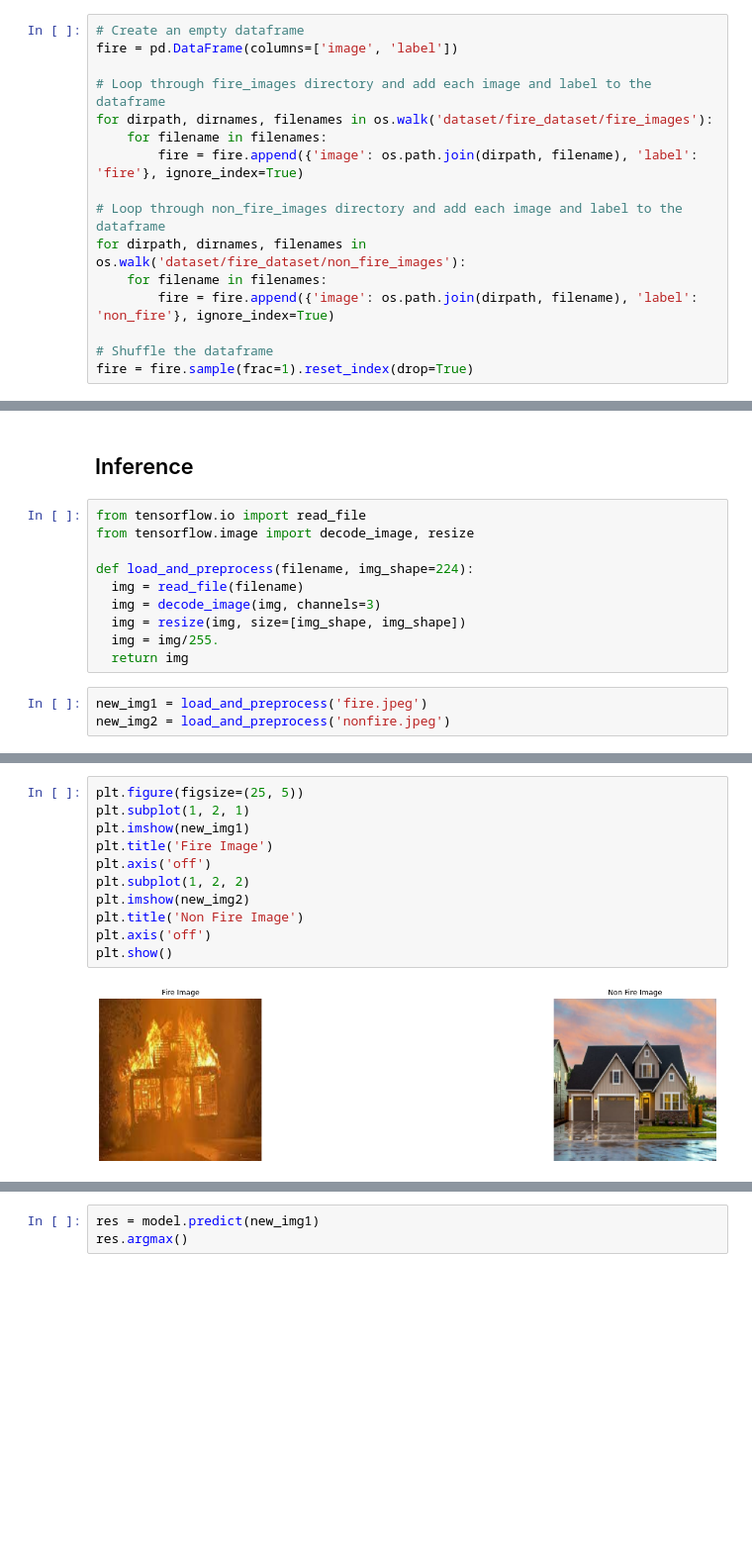
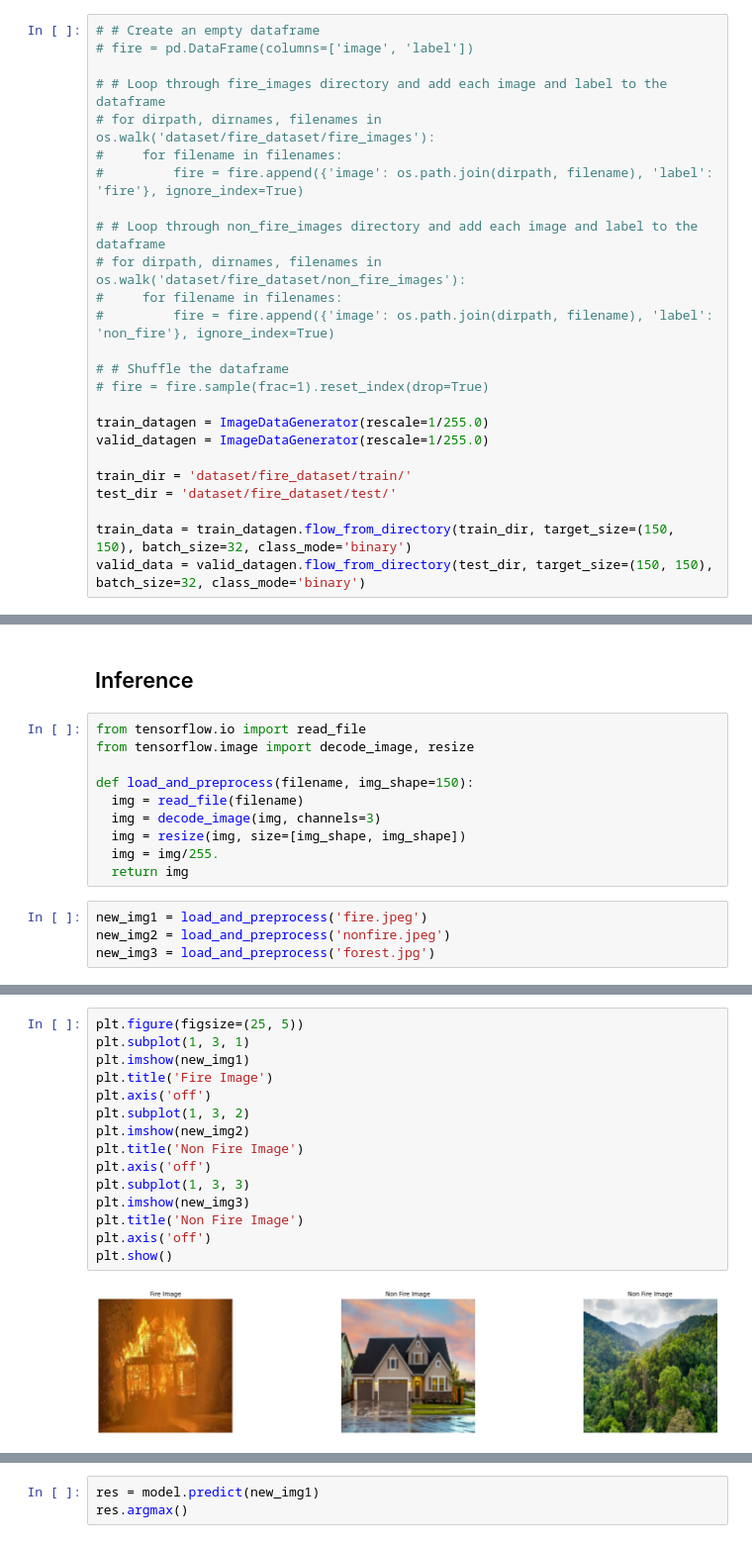
Before and after one commit to Penzragon/h8dsft_Milestone2P2, a Jupyter notebook: script.ipynb, the cells around one changed output, grey strips where cells are left out. Shown at 99% size. Saved outputs shown, nothing was run; the diff lists cells and outputs as text; blank space fills up the shorter version.

```diff
--- a/script.ipynb
+++ b/script.ipynb
@@ -50,18 +50,27 @@ warnings.simplefilter(action='ignore', category=FutureWarning)
 # %% [markdown]
 Membuat dataframe yang berisi path dari gambar berikut labelnya.
 # %%
-# Create an empty dataframe
-fire = pd.DataFrame(columns=['image', 'label'])
+# # Create an empty dataframe
+# fire = pd.DataFrame(columns=['image', 'label'])
 
-# Loop through fire_images directory and add each image and label to the dataframe
-for dirpath, dirnames, filenames in os.walk('dataset/fire_dataset/fire_images'):
-    for filename in filenames:
-        fire = fire.append({'image': os.path.join(dirpath, filename), 'label': 'fire'}, ignore_index=True)
+# # Loop through fire_images directory and add each image and label to the dataframe
+# for dirpath, dirnames, filenames in os.walk('dataset/fire_dataset/fire_images'):
+#     for filename in filenames:
+#         fire = fire.append({'image': os.path.join(dirpath, filename), 'label': 'fire'}, ignore_index=True)
 
-# Loop through non_fire_images directory and add each image and label to the dataframe
-for dirpath, dirnames, filenames in os.walk('dataset/fire_dataset/non_fire_images'):
-    for filename in filenames:
-        fire = fire.append({'image': os.path.join(dirpath, filename), 'label': 'non_fire'}, ignore_index=True)
+# # Loop through non_fire_images directory and add each image and label to the dataframe
+# for dirpath, dirnames, filenames in os.walk('dataset/fire_dataset/non_fire_images'):
+#     for filename in filenames:
+#         fire = fire.append({'image': os.path.join(dirpath, filename), 'label': 'non_fire'}, ignore_index=True)
 
-# Shuffle the dataframe
-fire = fire.sample(frac=1).reset_index(drop=True)
+# # Shuffle the dataframe
+# fire = fire.sample(frac=1).reset_index(drop=True)
+
+train_datagen = ImageDataGenerator(rescale=1/255.0)
+valid_datagen = ImageDataGenerator(rescale=1/255.0)
+
+train_dir = 'dataset/fire_dataset/train/'
+test_dir = 'dataset/fire_dataset/test/'
+
+train_data = train_datagen.flow_from_directory(train_dir, target_size=(150, 150), batch_size=32, class_mode='binary')
+valid_data = valid_datagen.flow_from_directory(test_dir, target_size=(150, 150), batch_size=32, class_mode='binary')
@@ -322,7 +317,7 @@ model.evaluate(validation_generator)
 from tensorflow.io import read_file
 from tensorflow.image import decode_image, resize
 
-def load_and_preprocess(filename, img_shape=224):
+def load_and_preprocess(filename, img_shape=150):
   img = read_file(filename)
   img = decode_image(img, channels=3)
   img = resize(img, size=[img_shape, img_shape])
@@ -331,6 +326,7 @@ def load_and_preprocess(filename, img_shape=224):
 # %%
 new_img1 = load_and_preprocess('fire.jpeg')
 new_img2 = load_and_preprocess('nonfire.jpeg')
+new_img3 = load_and_preprocess('forest.jpg')
 # %%
 new_img1.shape
 # %% [output]
@@ -342,16 +342,20 @@ TensorShape([224, 224, 3])
 # %%
 plt.figure(figsize=(25, 5))
-plt.subplot(1, 2, 1)
+plt.subplot(1, 3, 1)
 plt.imshow(new_img1)
 plt.title('Fire Image')
 plt.axis('off')
-plt.subplot(1, 2, 2)
+plt.subplot(1, 3, 2)
 plt.imshow(new_img2)
 plt.title('Non Fire Image')
 plt.axis('off')
+plt.subplot(1, 3, 3)
+plt.imshow(new_img3)
+plt.title('Non Fire Image')
+plt.axis('off')
 plt.show()
 # %% [output]
-[figure, old version]
+[figure, new version]
 # %%
 from tensorflow import expand_dims
 # benerin dimensi
```
Also changed, not shown: parts of 17 cells of this notebook.
